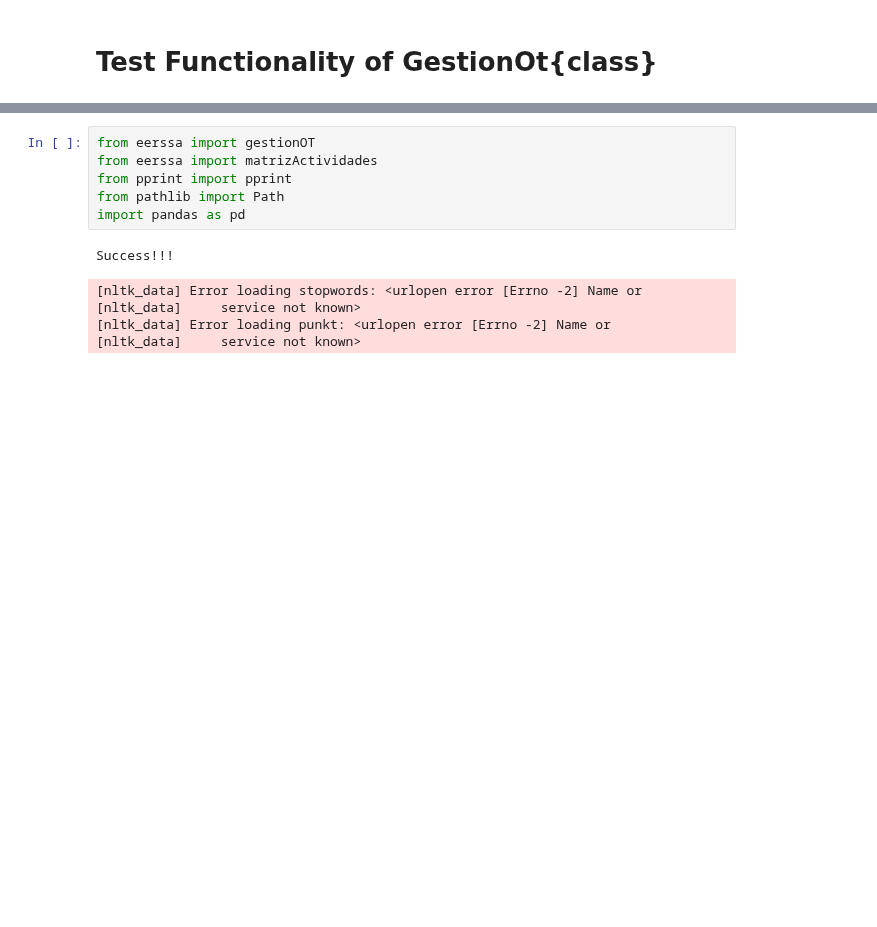
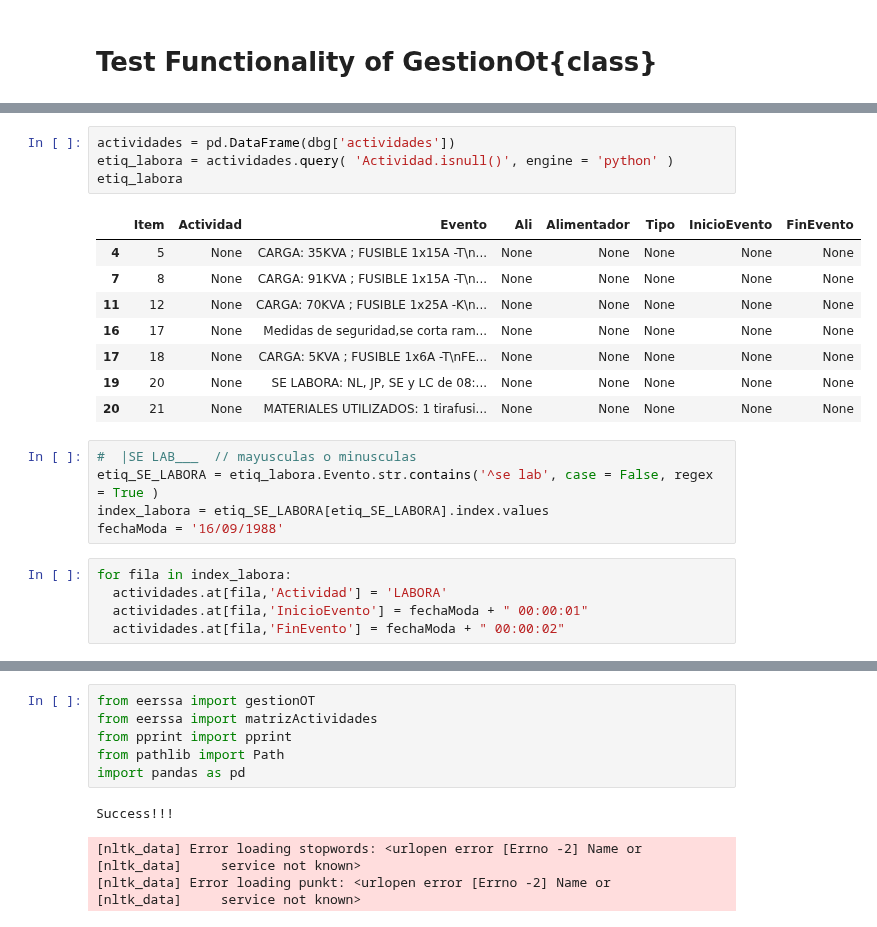
Before and after one commit to ernestopalacios/ordenes_de_trabajo, a Jupyter notebook: Test_GestionOT.ipynb, the cells around one changed output, grey strips where cells are left out. Saved outputs shown, nothing was run; the diff lists cells and outputs as text; blank space fills up the shorter version.

```diff
--- a/Test_GestionOT.ipynb
+++ b/Test_GestionOT.ipynb
@@ -69,0 +73,23 @@ matriz_test[['Item','Evento','InicioEvento','Dia','Fecha']]
+# %%
+actividades = pd.DataFrame(dbg['actividades'])
+etiq_labora = actividades.query( 'Actividad.isnull()', engine = 'python' )
+etiq_labora
+# %% [output]
+|  | Item | Actividad | Evento | Ali | Alimentador | Tipo | InicioEvento | FinEvento |
+| 4 | 5 | None | CARGA: 35KVA ; FUSIBLE 1x15A -T\n... | None | None | None | None | None |
+| 7 | 8 | None | CARGA: 91KVA ; FUSIBLE 1x15A -T\n... | None | None | None | None | None |
+| 11 | 12 | None | CARGA: 70KVA ; FUSIBLE 1x25A -K\n... | None | None | None | None | None |
+| 16 | 17 | None | Medidas de seguridad,se corta ram... | None | None | None | None | None |
+| 17 | 18 | None | CARGA: 5KVA ; FUSIBLE 1x6A -T\nFE... | None | None | None | None | None |
+| 19 | 20 | None | SE LABORA: NL, JP, SE y LC de 08:... | None | None | None | None | None |
+| 20 | 21 | None | MATERIALES UTILIZADOS: 1 tirafusi... | None | None | None | None | None |
+# %%
+#  |SE LAB___  // mayusculas o minusculas
+etiq_SE_LABORA = etiq_labora.Evento.str.contains('^se lab', case = False, regex = True )
+index_labora = etiq_SE_LABORA[etiq_SE_LABORA].index.values
+fechaModa = '16/09/1988'
+# %%
+for fila in index_labora:
+  actividades.at[fila,'Actividad'] = 'LABORA'
+  actividades.at[fila,'InicioEvento'] = fechaModa + " 00:00:01"
+  actividades.at[fila,'FinEvento'] = fechaModa + " 00:00:02"
```
Also changed, not shown: parts of 10 cells of this notebook, 2 other files.
